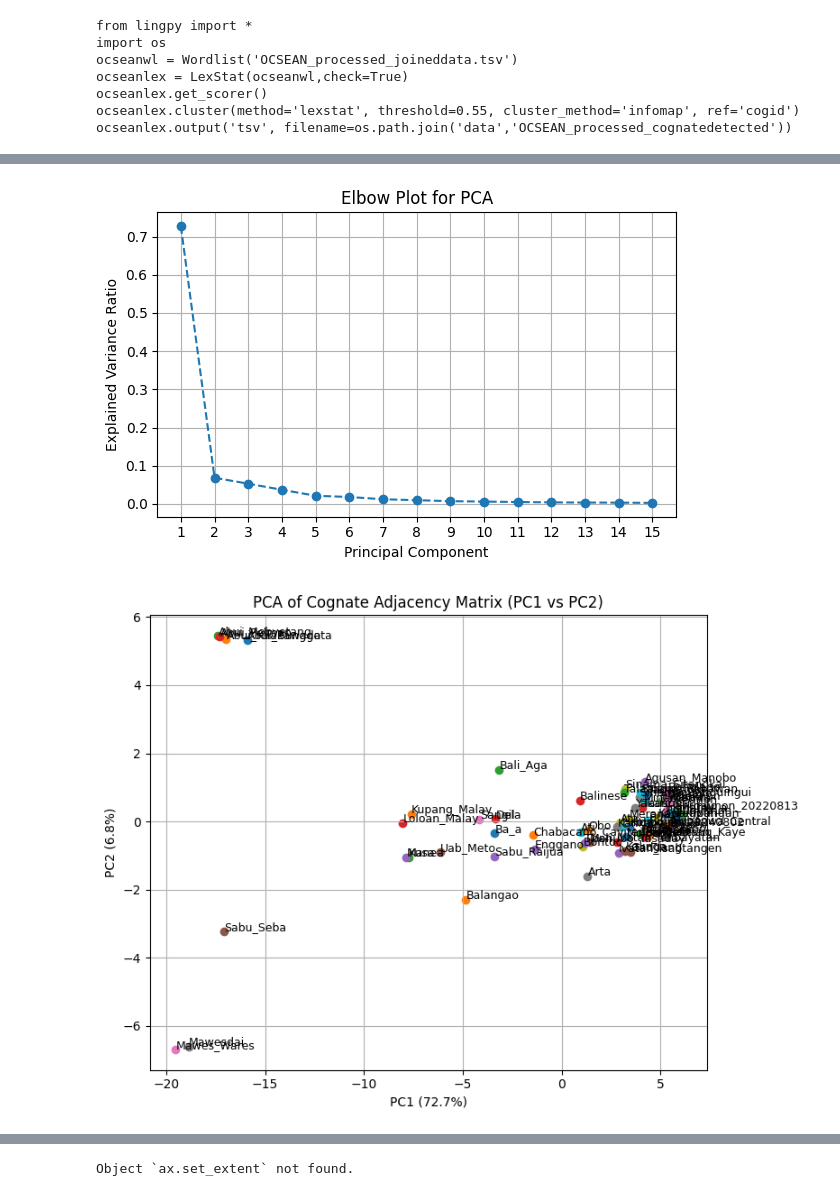
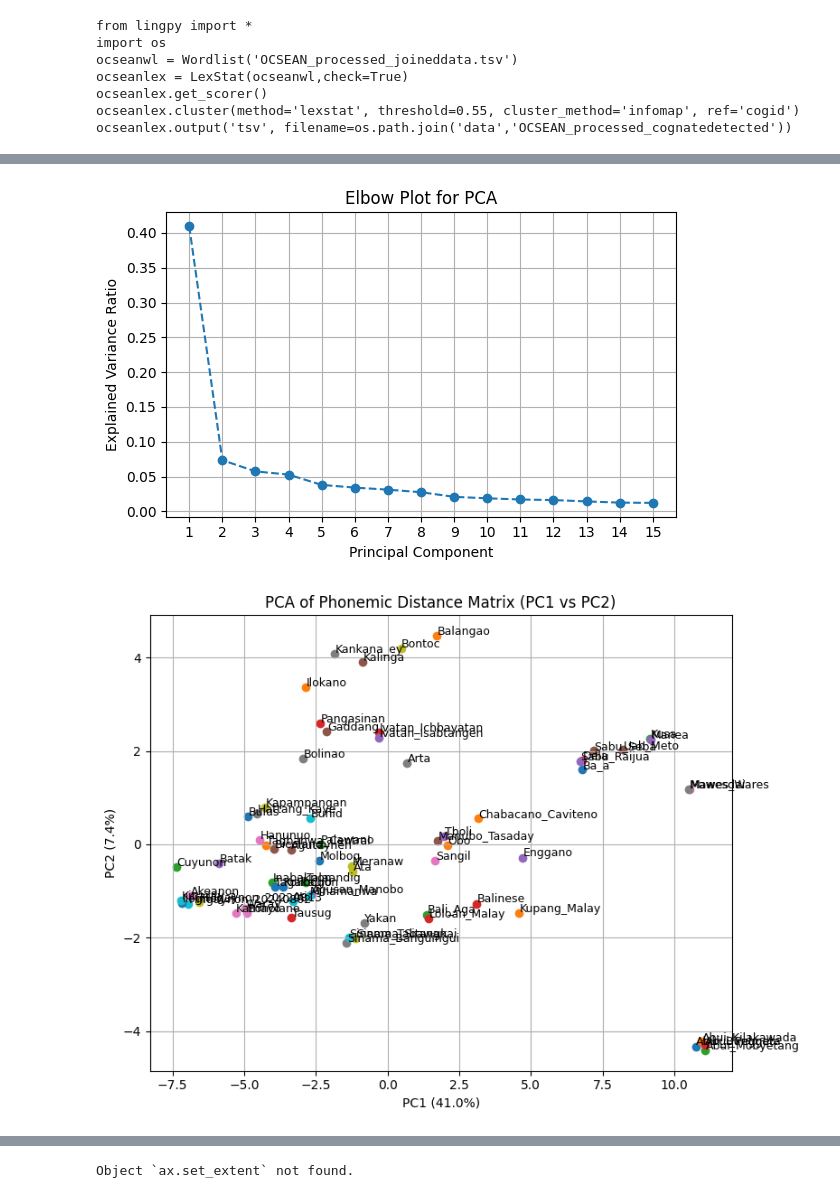
Before and after one commit to danjlawson/ocseanworkshop2025, a Jupyter notebook: lingpy_ocsean_data.ipynb, the cells around one changed output, grey strips where cells are left out. Cells and saved outputs as stored; diff of their text form; code cells hidden in the pictures.

```diff
--- a/lingpy_ocsean_data.ipynb
+++ b/lingpy_ocsean_data.ipynb
@@ -346,6 +447,9 @@ od['form']=[x.replace('ė', 'e') for x in od['form']] # Doesn't match
 od['form']=[x.replace('ό', 'ɔ̝') for x in od['form']]
 od['form']=[x.replace('ǹ', 'n̪') for x in od['form']]
 od['form']=[x.replace('ѐ', 'e') for x in od['form']] # The IPA should be /e/ but that isn't single character?
+od['form']=[x.replace('ň', 'ŋ') for x in od['form']] #
+od['form']=[x.replace('ng', 'ŋ') for x in od['form']] # The IPA should be /e/ but that isn't single character?
+od['form']=[x.replace('x', 'h') for x in od['form']] # Correct for Ivatan, but weird in other contexts! Not many 'x' appear
 # Cases, numbers, spaces
 od['form']=[x.replace('…', '') for x in od['form']]
 od['form']=[x.lower() for x in od['form']]
@@ -460,0 +636,6 @@ lexdf.head()
+# %%
+tdists=pd.read_table('OCSEAN_processed_distances.dst',skiprows=1,header=None)
+theaders = list(tdists.iloc[:,0])
+dists  = pd.DataFrame(tdists.values[:,1:], columns=theaders,index=theaders)
+dists = dists[dists.columns].astype(float)  # or int
+dists.iloc[0:10,0:10]
@@ -519,6 +738,8 @@ scaled = StandardScaler().fit_transform(flat.reshape(-1, 1)).reshape(adj_df.shap
 
 # Convert back to DataFrame
 adj_scaled_df = pd.DataFrame(scaled, index=adj_df.index, columns=adj_df.columns)
+# %%
+scaled_dists = dists
 # %%
 import seaborn as sns
 import matplotlib.pyplot as plt
@@ -552,7 +774,7 @@ from sklearn.decomposition import PCA
 from sklearn.preprocessing import StandardScaler
 # %%
 # Remove the index/column labels for PCA
-X = adj_scaled_df.values
+X = scaled_dists.values
 
 # Standardize the data
 X_scaled = StandardScaler().fit_transform(X)
@@ -573,26 +795,26 @@ plt.grid(True)
 plt.tight_layout()
 plt.show()
 # %% [output]
-[figure, old version]
+[figure, new version]
 # %%
 import matplotlib.pyplot as plt
 
 plt.figure(figsize=(8, 6))
 
 # Plot only the first two PCs
 for i, lang in enumerate(adj_df.index):
     x, y = components[i, 0], components[i, 2]
     plt.scatter(x, y, label=lang)
     plt.text(x + 0.02, y + 0.02, lang, fontsize=9)
 
-plt.title("PCA of Cognate Adjacency Matrix (PC1 vs PC2)")
+plt.title("PCA of Phonemic Distance Matrix (PC1 vs PC2)")
 plt.xlabel("PC1 ({:.1f}%)".format(pca.explained_variance_ratio_[0] * 100))
 plt.ylabel("PC2 ({:.1f}%)".format(pca.explained_variance_ratio_[1] * 100))
 plt.grid(True)
 plt.tight_layout()
 plt.show()
 # %% [output]
-[figure, old version]
+[figure, new version]
 # %%
 collectionsheet=pd.read_excel("OCSEAN_initial_englishsheet.xlsx")
 collectionsheet.head()
```
Also changed, not shown: parts of 39 cells of this notebook, 1 other file.
